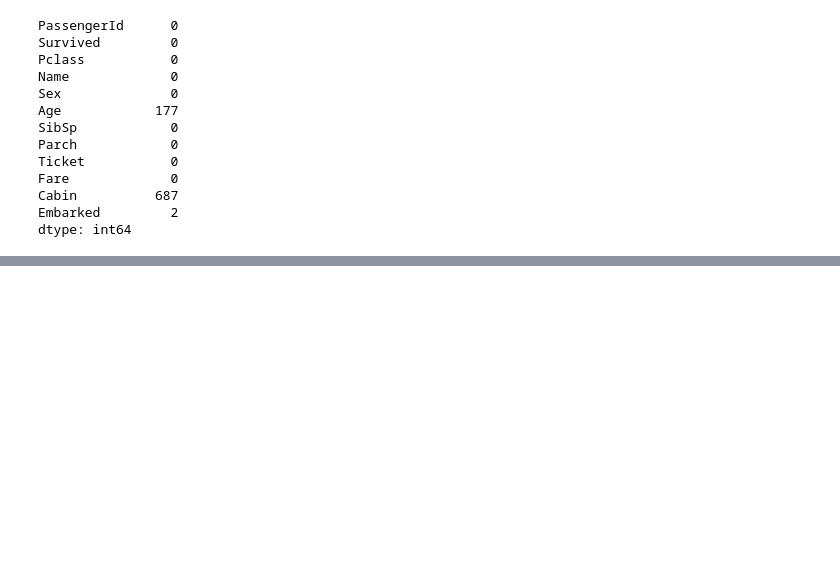
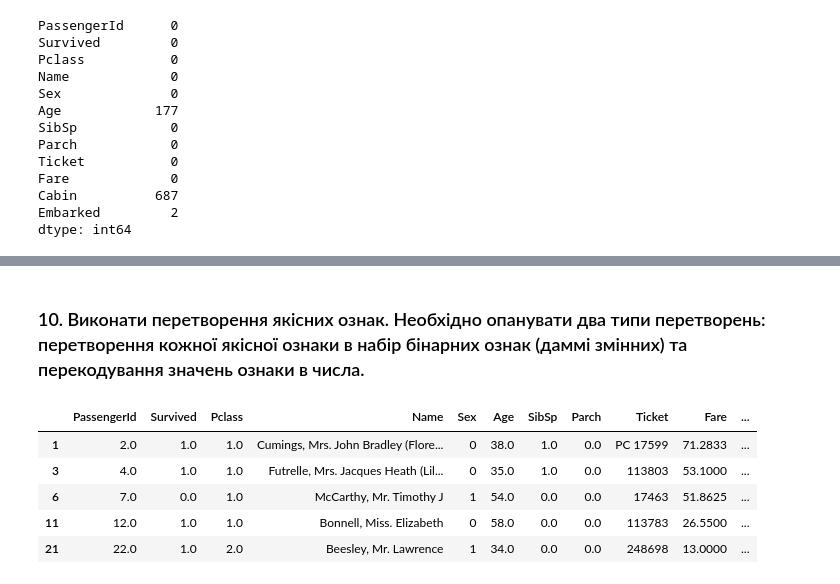
Before and after one commit to joeyave/machine-learning-project1, a Jupyter notebook: main.ipynb, the cells around one changed output, grey strips where cells are left out. Saved outputs shown, nothing was run; the diff lists cells and outputs as text; code cells hidden in the pictures; blank space fills up the shorter version.

```diff
--- a/main.ipynb
+++ b/main.ipynb
@@ -111,0 +167,16 @@ dtype: int64
+# %% [markdown]
+### 10. Виконати перетворення якісних ознак. Необхідно опанувати два типи перетворень: перетворення  кожної  якісної  ознаки  в  набір  бінарних ознак  (даммі  змінних)  та перекодування значень ознаки в числа.
+# %%
+titanic_data_1 = pd.get_dummies(data=titanic_data, columns=titanic_data.select_dtypes(include=np.object).columns, drop_first=True)
+titanic_data_1.head()
+
+titanic_data_2 = titanic_data
+titanic_data_2["Sex"] = titanic_data_2["Sex"].factorize()[0]
+titanic_data_2.head()
+# %% [output]
+|  | PassengerId | Survived | Pclass | Name | Sex | Age | SibSp | Parch | Ticket | Fare | ... |
+| 1 | 2.0 | 1.0 | 1.0 | Cumings, Mrs. John Bradley (Flore... | 0 | 38.0 | 1.0 | 0.0 | PC 17599 | 71.2833 | ... |
+| 3 | 4.0 | 1.0 | 1.0 | Futrelle, Mrs. Jacques Heath (Lil... | 0 | 35.0 | 1.0 | 0.0 | 113803 | 53.1000 | ... |
+| 6 | 7.0 | 0.0 | 1.0 | McCarthy, Mr. Timothy J | 1 | 54.0 | 0.0 | 0.0 | 17463 | 51.8625 | ... |
+| 11 | 12.0 | 1.0 | 1.0 | Bonnell, Miss. Elizabeth | 0 | 58.0 | 0.0 | 0.0 | 113783 | 26.5500 | ... |
+| 21 | 22.0 | 1.0 | 2.0 | Beesley, Mr. Lawrence | 1 | 34.0 | 0.0 | 0.0 | 248698 | 13.0000 | ... |
```
Also changed, not shown: parts of 20 cells of this notebook, 1 other file.
